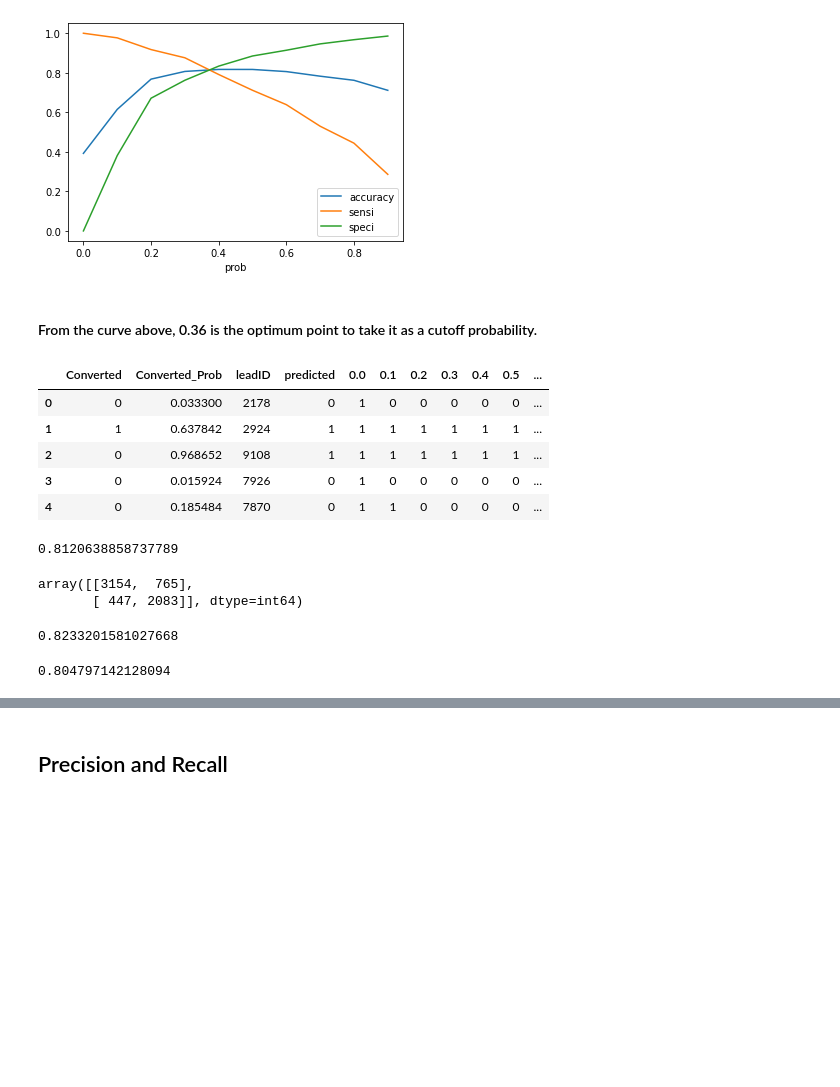
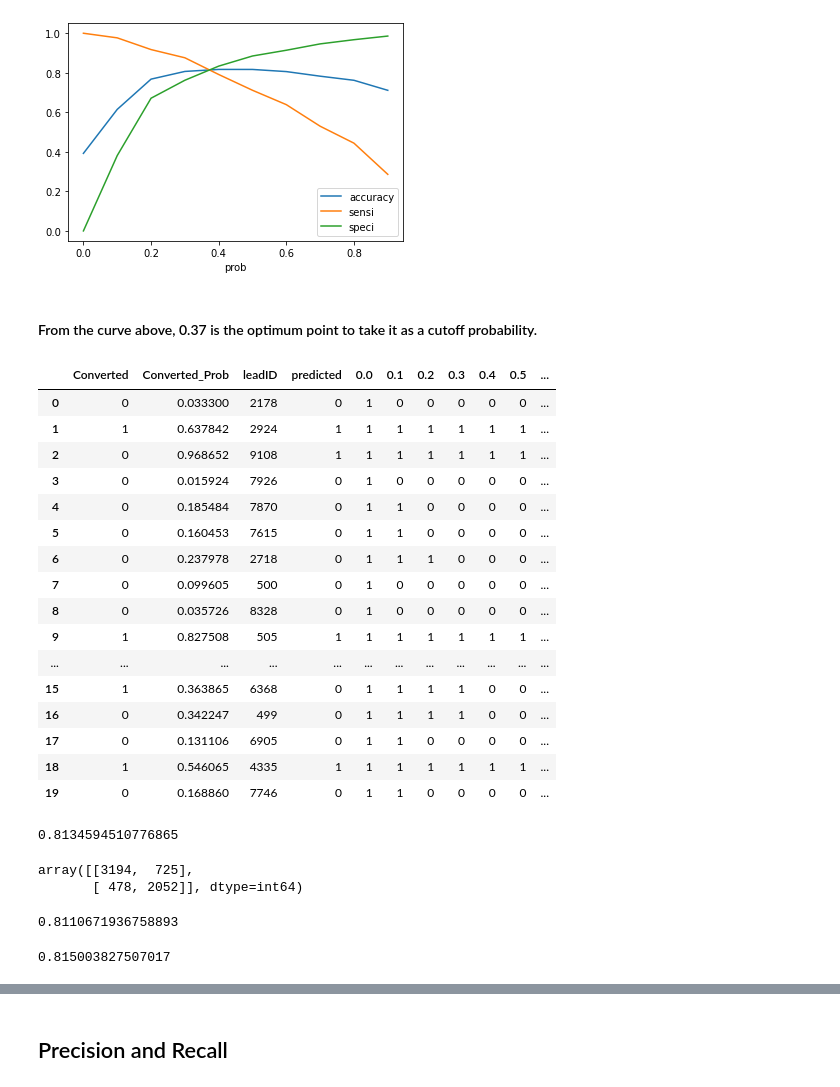
Before and after one commit to pinnamaneni2005/Lead-Scoring, a Jupyter notebook: LeadScoringAssignment.ipynb, the cells around one changed output, grey strips where cells are left out. Cells and saved outputs as stored; diff of their text form; code cells hidden in the pictures; blank space fills up the shorter version.

```diff
--- a/LeadScoringAssignment.ipynb
+++ b/LeadScoringAssignment.ipynb
@@ -1530,29 +1532,40 @@ plt.show()
 # %% [output]
 [figure]
 # %% [markdown]
-#### From the curve above, 0.36 is the optimum point to take it as a cutoff probability.
+#### From the curve above, 0.37 is the optimum point to take it as a cutoff probability.
 # %%
-y_train_pred_final['final_predicted'] = y_train_pred_final.Converted_Prob.map( lambda x: 1 if x > 0.38 else 0)
+y_train_pred_final['final_predicted'] = y_train_pred_final.Converted_Prob.map( lambda x: 1 if x > 0.37 else 0)
 
 y_train_pred_final.head()
 # %% [output]
 |  | Converted | Converted_Prob | leadID | predicted | 0.0 | 0.1 | 0.2 | 0.3 | 0.4 | 0.5 | ... |
 | 0 | 0 | 0.033300 | 2178 | 0 | 1 | 0 | 0 | 0 | 0 | 0 | ... |
 | 1 | 1 | 0.637842 | 2924 | 1 | 1 | 1 | 1 | 1 | 1 | 1 | ... |
 | 2 | 0 | 0.968652 | 9108 | 1 | 1 | 1 | 1 | 1 | 1 | 1 | ... |
 | 3 | 0 | 0.015924 | 7926 | 0 | 1 | 0 | 0 | 0 | 0 | 0 | ... |
 | 4 | 0 | 0.185484 | 7870 | 0 | 1 | 1 | 0 | 0 | 0 | 0 | ... |
+| 5 | 0 | 0.160453 | 7615 | 0 | 1 | 1 | 0 | 0 | 0 | 0 | ... |
+| 6 | 0 | 0.237978 | 2718 | 0 | 1 | 1 | 1 | 0 | 0 | 0 | ... |
+| 7 | 0 | 0.099605 | 500 | 0 | 1 | 0 | 0 | 0 | 0 | 0 | ... |
+| 8 | 0 | 0.035726 | 8328 | 0 | 1 | 0 | 0 | 0 | 0 | 0 | ... |
+| 9 | 1 | 0.827508 | 505 | 1 | 1 | 1 | 1 | 1 | 1 | 1 | ... |
+| ... | ... | ... | ... | ... | ... | ... | ... | ... | ... | ... | ... |
+| 15 | 1 | 0.363865 | 6368 | 0 | 1 | 1 | 1 | 1 | 0 | 0 | ... |
+| 16 | 0 | 0.342247 | 499 | 0 | 1 | 1 | 1 | 1 | 0 | 0 | ... |
+| 17 | 0 | 0.131106 | 6905 | 0 | 1 | 1 | 0 | 0 | 0 | 0 | ... |
+| 18 | 1 | 0.546065 | 4335 | 1 | 1 | 1 | 1 | 1 | 1 | 1 | ... |
+| 19 | 0 | 0.168860 | 7746 | 0 | 1 | 1 | 0 | 0 | 0 | 0 | ... |
 # %%
 # Let's check the overall accuracy.
 metrics.accuracy_score(y_train_pred_final.Converted, y_train_pred_final.final_predicted)
 # %% [output]
-0.8120638858737789
+0.8134594510776865
 # %%
 confusion2 = metrics.confusion_matrix(y_train_pred_final.Converted, y_train_pred_final.final_predicted )
 confusion2
 # %% [output]
-array([[3154,  765],
-       [ 447, 2083]], dtype=int64)
+array([[3194,  725],
+       [ 478, 2052]], dtype=int64)
 # %%
 TP = confusion2[1,1] # true positive
 TN = confusion2[0,0] # true negatives
@@ -1562,12 +1575,12 @@ FN = confusion2[1,0] # false negatives
 # Let's see the sensitivity of our logistic regression model
 TP / float(TP+FN)
 # %% [output]
-0.8233201581027668
+0.8110671936758893
 # %%
 # Let us calculate specificity
 TN / float(TN+FP)
 # %% [output]
-0.804797142128094
+0.815003827507017
 # %%
 # Calculate false postive rate - predicting churn when customer does not have churned
 print(FP/ float(TN+FP))
```
Also changed, not shown: parts of 20 cells of this notebook.
